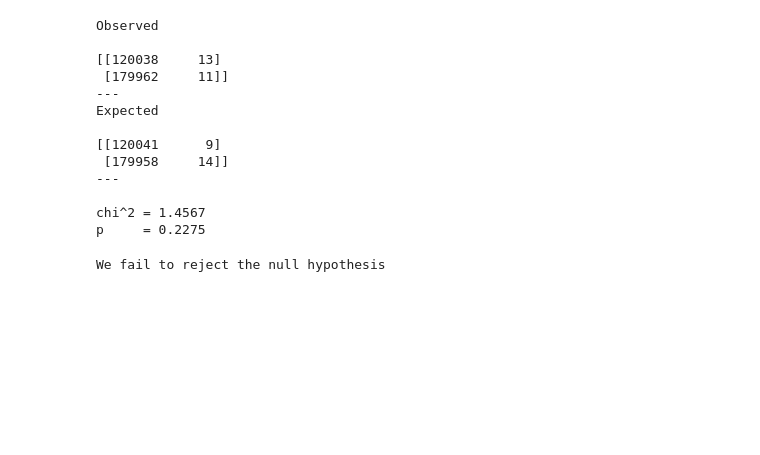
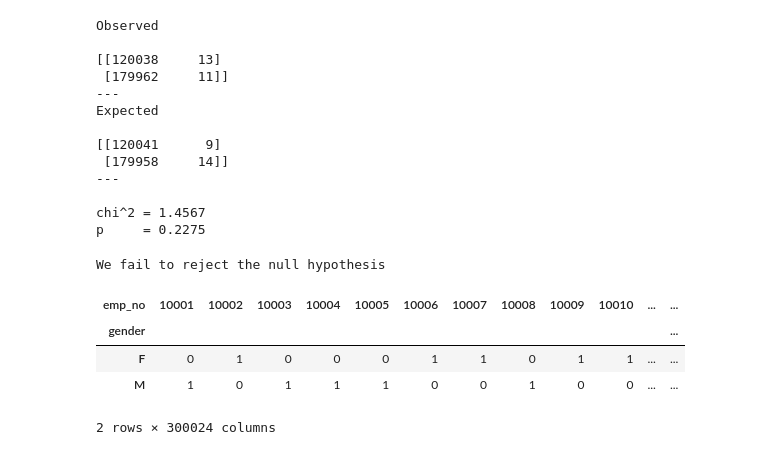
Before and after one commit to veronica-f-reyes/statistics-exercises, a Jupyter notebook: hypothesis_testing.ipynb, the cells around one changed output. Saved outputs shown, nothing was run; the diff lists cells and outputs as text; code cells hidden in the pictures; blank space fills up the shorter version.

```diff
--- a/hypothesis_testing.ipynb
+++ b/hypothesis_testing.ipynb
@@ -1060,3 +1060,13 @@ else:
     print("We fail to reject the null hypothesis")
 # %% [output]
 We fail to reject the null hypothesis
+# %%
+# pandas crosstab to make a 'contingency' table
+observed = pd.crosstab(df.gender, df.emp_no)
+observed
+# %% [output]
+| emp_no | 10001 | 10002 | 10003 | 10004 | 10005 | 10006 | 10007 | 10008 | 10009 | 10010 | ... | ... |
+| gender |  |  |  |  |  |  |  |  |  |  |  | ... |
+| F | 0 | 1 | 0 | 0 | 0 | 1 | 1 | 0 | 1 | 1 | ... | ... |
+| M | 1 | 0 | 1 | 1 | 1 | 0 | 0 | 1 | 0 | 0 | ... | ... |
+2 rows × 300024 columns
```
Also changed, not shown: parts of 5 cells of this notebook, 1 other file.
